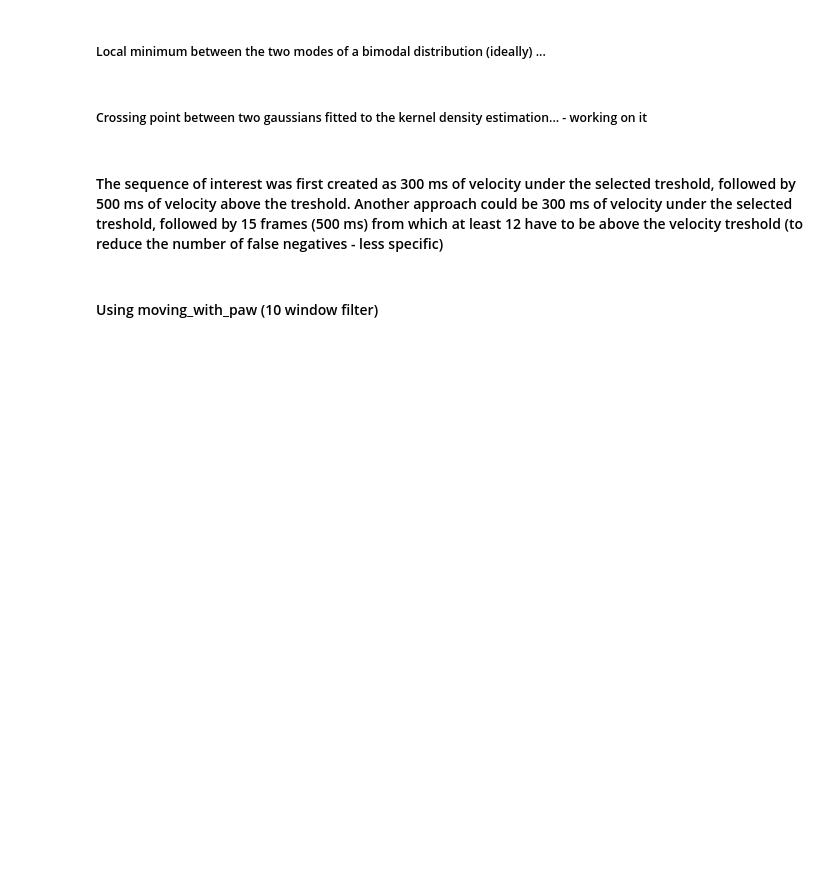
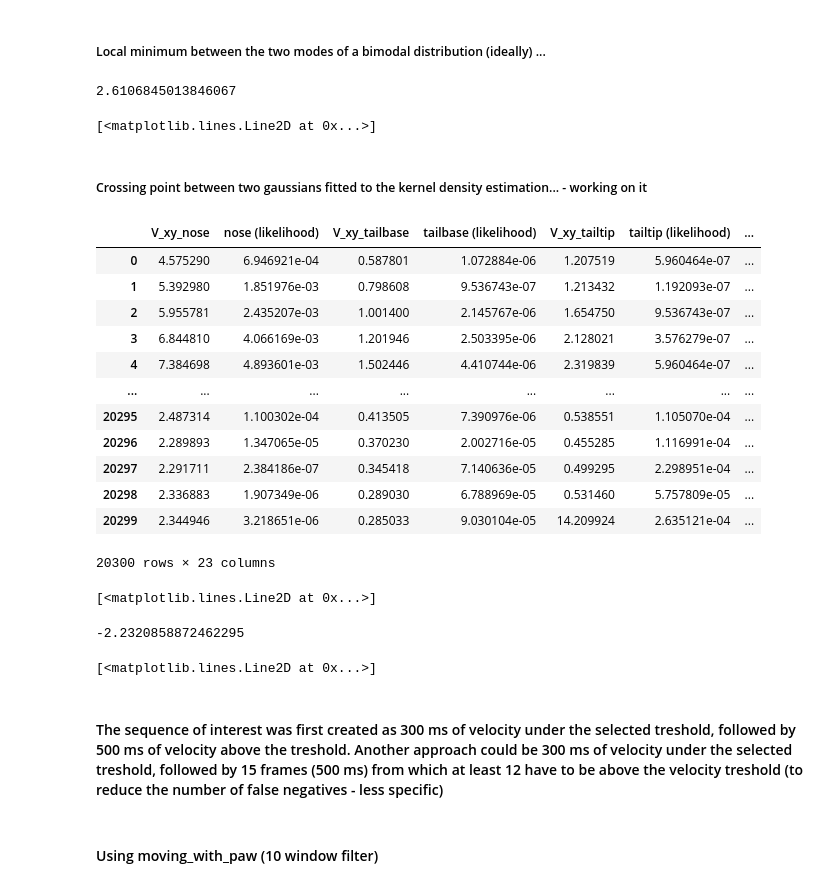
Before and after one commit to DiogoMeloNPU/eurDyscover_open_field_analysis, a Jupyter notebook: W09_Single_session_analysis.ipynb, the cells around one changed output. Cells and saved outputs as stored; diff of their text form; code cells hidden in the pictures; blank space fills up the shorter version.

```diff
--- a/W09_Single_session_analysis.ipynb
+++ b/W09_Single_session_analysis.ipynb
@@ -1555,9 +1818,11 @@ plt.show()
 
 for i in range(len(peaks2_heel)):
     # this is tricky, since some distributions may be multimodal
-    cutOff2_heel = x2_heel[dips2_heel[-1]]
+    cutOff2_heel = x2_heel[dips2_heel[0]]
     break
 print(cutOff2_heel)
+# %% [output]
+2.6106845013846067
 # %%
 import scipy.stats as st
 # creates an array of 1s and 0s according to the cutOff from the previous cell
@@ -1570,11 +1835,34 @@ for inst_vel in range(len(df_vel_filtered)):
     else:
         moving_with_paw.append(0)
 
-plt.plot(df_vel['V_xy_right_hindlimb_heel'])
-plt.plot(df_vel_filtered['V_xy_right_hindlimb_heel'])
-plt.plot(moving_with_paw)
+plt.plot(st.zscore(df_vel['V_xy_right_hindlimb_heel']))
+plt.plot(st.zscore(df_vel_filtered['V_xy_right_hindlimb_heel']))
+plt.plot(st.zscore(moving_with_paw))
+# %% [output]
+[<matplotlib.lines.Line2D at 0x...>]
 # %% [markdown]
 ##### Crossing point between two gaussians fitted to the kernel density estimation... - working on it
+# %%
+df_vel_filtered
+# %% [output]
+|  | V_xy_nose | nose (likelihood) | V_xy_tailbase | tailbase (likelihood) | V_xy_tailtip | tailtip (likelihood) | ... |
+| 0 | 4.575290 | 6.946921e-04 | 0.587801 | 1.072884e-06 | 1.207519 | 5.960464e-07 | ... |
+| 1 | 5.392980 | 1.851976e-03 | 0.798608 | 9.536743e-07 | 1.213432 | 1.192093e-07 | ... |
+| 2 | 5.955781 | 2.435207e-03 | 1.001400 | 2.145767e-06 | 1.654750 | 9.536743e-07 | ... |
+| 3 | 6.844810 | 4.066169e-03 | 1.201946 | 2.503395e-06 | 2.128021 | 3.576279e-07 | ... |
+| 4 | 7.384698 | 4.893601e-03 | 1.502446 | 4.410744e-06 | 2.319839 | 5.960464e-07 | ... |
+| ... | ... | ... | ... | ... | ... | ... | ... |
+| 20295 | 2.487314 | 1.100302e-04 | 0.413505 | 7.390976e-06 | 0.538551 | 1.105070e-04 | ... |
+| 20296 | 2.289893 | 1.347065e-05 | 0.370230 | 2.002716e-05 | 0.455285 | 1.116991e-04 | ... |
+| 20297 | 2.291711 | 2.384186e-07 | 0.345418 | 7.140636e-05 | 0.499295 | 2.298951e-04 | ... |
+| 20298 | 2.336883 | 1.907349e-06 | 0.289030 | 6.788969e-05 | 0.531460 | 5.757809e-05 | ... |
+| 20299 | 2.344946 | 3.218651e-06 | 0.285033 | 9.030104e-05 | 14.209924 | 2.635121e-04 | ... |
+20300 rows × 23 columns
+# %%
+plt.plot(df_vel['V_xy_right_hindlimb_heel'])
+plt.plot(df_vel_filtered['V_xy_right_hindlimb_heel'])
+# %% [output]
+[<matplotlib.lines.Line2D at 0x...>]
 # %%
 # obtain the treshold - working on it
 import matplotlib.pyplot as plt
@@ -1597,7 +1885,7 @@ def multimodal_3(x, mu1, sigma1, A1, mu2, sigma2, A2, mu3, sigma3, A3):
     return gauss(x, mu1, sigma1, A1)+gauss(x, mu2, sigma2, A2)+gauss(x, mu3, sigma3, A3)
 
 # maybe define the expected values from the data: in this case, I can find the max count value and use it or A1 and A2
-expected = (-1, .1, max(y)/2, 2, .1, max(y)/2)
+expected = (-1.75, .1, max(y)/2, 2, .1, max(y)/2)
 params, cov = curve_fit(bimodal, x, y, expected,
                         #[[lower], [upper]] bounds for mu1, sigma1, A1, mu2, sigma2, A2
                         bounds=[[-np.inf, 0, 0, -np.inf, 0, 0], [np.inf, np.inf, np.inf, np.inf, np.inf, np.inf]])
@@ -1622,13 +1910,16 @@ elif intersection.geom_type == 'Point':
 #not the real cutoff since I used the log of the data (as such, it should be applied to the log accel series)
 cutOff_heel_filtered_cg = LineString(intersection).xy[0][0]
 cutOff_heel_filtered_cg
+# %% [output]
+-2.2320858872462295
 # %%
 import scipy.stats as st
 # creates an array of 1s and 0s according to the cutOff from the previous cell
 # to get an overall ideia of what is being captured: movement bouts, individual paw movements,...
 moving_with_paw_cg = []
 for inst_vel in range(len(df_vel_filtered)):
-    if np.log(df_vel_filtered['V_xy_right_hindlimb_heel'][inst_vel]) >= cutOff_heel_filtered_cg:
+    if np.log(df_vel_filtered['V_xy_right_hindlimb_heel'][inst_vel]) >= 1:
+    #if np.log(df_vel_filtered['V_xy_right_hindlimb_heel'][inst_vel]) >= cutOff_heel_filtered_cg:
         moving_with_paw_cg.append(1)
     else:
         moving_with_paw_cg.append(0)
@@ -1636,6 +1927,8 @@ for inst_vel in range(len(df_vel_filtered)):
 plt.plot(st.zscore(df_vel['V_xy_right_hindlimb_heel']))
 plt.plot(st.zscore(df_vel_filtered['V_xy_right_hindlimb_heel']))
 plt.plot(st.zscore(moving_with_paw_cg))
+# %% [output]
+[<matplotlib.lines.Line2D at 0x...>]
 # %% [markdown]
 #### The sequence of interest was first created as 300 ms of velocity under the selected treshold, followed by 500 ms of velocity above the treshold. Another approach could be 300 ms of velocity under the selected treshold, followed by 15 frames (500 ms) from which at least 12 have to be above the velocity treshold (to reduce the number of false negatives - less specific)
 # %% [markdown]
```
Also changed, not shown: parts of 138 cells of this notebook.
